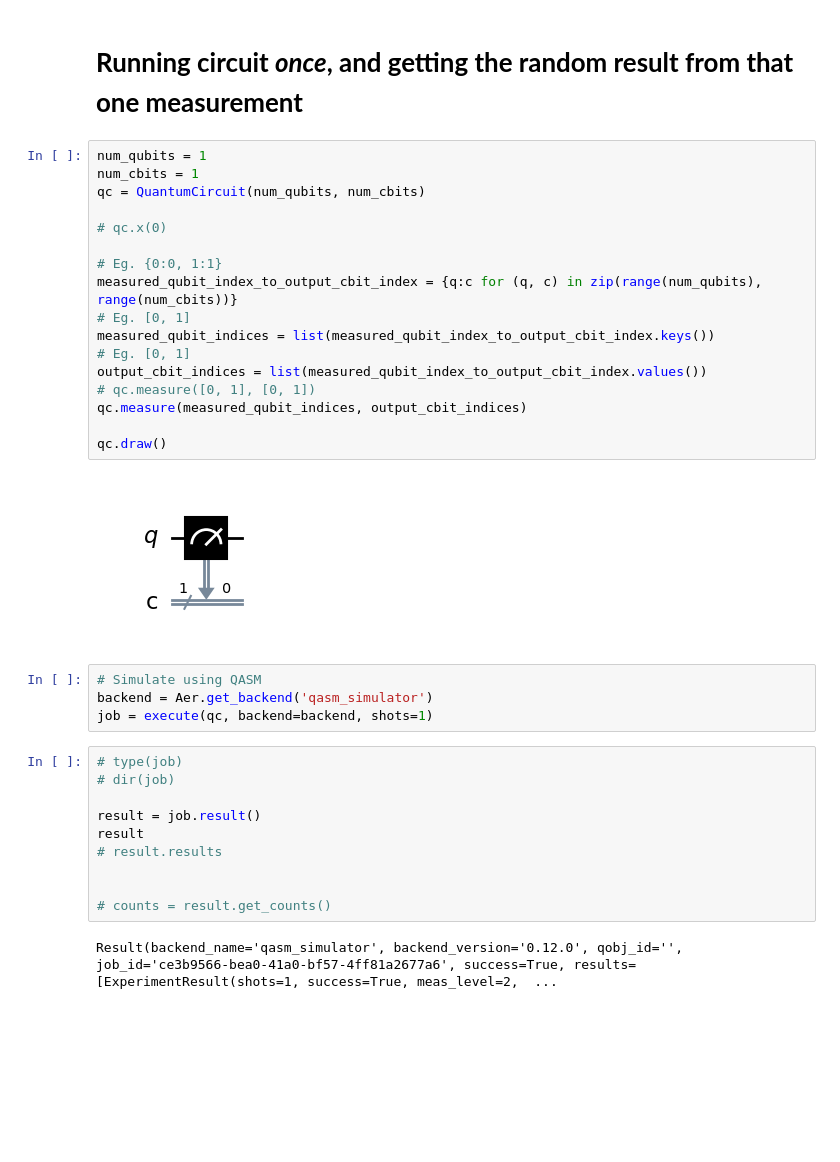
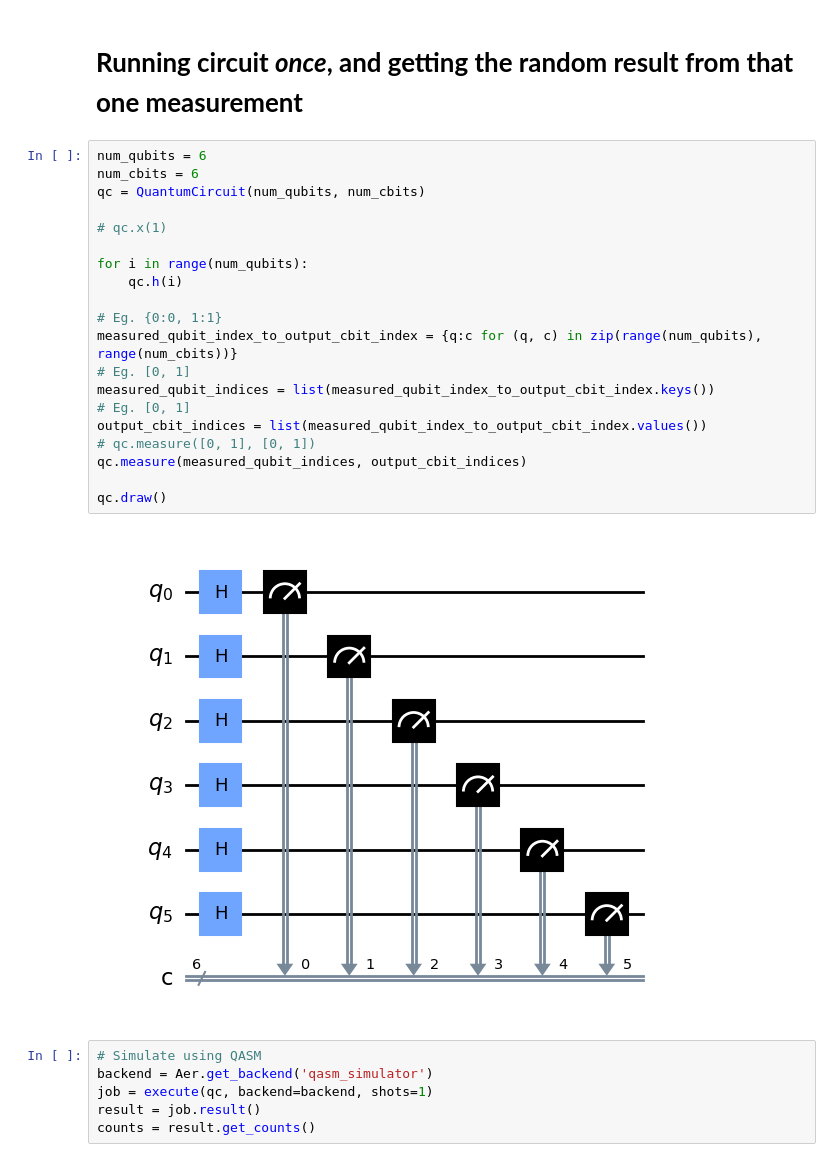
Before and after one commit to pranavmarla/quantum-wordle, a Jupyter notebook: internal-use-only/useful-qiskit-code.ipynb, the cells around one changed output. Drawn from its saved outputs; the diff is of its cells as text; blank space fills up the shorter version.

```diff
--- a/internal-use-only/useful-qiskit-code.ipynb
+++ b/internal-use-only/useful-qiskit-code.ipynb
@@ -33,37 +33,30 @@ plot_distribution(counts)
 # %% [markdown]
 # **Running circuit *once*, and getting the random result from that one measurement**
 # %%
-num_qubits = 1
-num_cbits = 1
+num_qubits = 6
+num_cbits = 6
 qc = QuantumCircuit(num_qubits, num_cbits)
 
-# qc.x(0)
+# qc.x(1)
+
+for i in range(num_qubits):
+    qc.h(i)
 
 # Eg. {0:0, 1:1}
 measured_qubit_index_to_output_cbit_index = {q:c for (q, c) in zip(range(num_qubits), range(num_cbits))}
 # Eg. [0, 1]
 measured_qubit_indices = list(measured_qubit_index_to_output_cbit_index.keys())
 # Eg. [0, 1]
 output_cbit_indices = list(measured_qubit_index_to_output_cbit_index.values())
 # qc.measure([0, 1], [0, 1])
 qc.measure(measured_qubit_indices, output_cbit_indices)
 
 qc.draw()
 # %% [output]
-[figure, old version]
+[figure, new version]
 # %%
 # Simulate using QASM
 backend = Aer.get_backend('qasm_simulator')
 job = execute(qc, backend=backend, shots=1)
+result = job.result()
+counts = result.get_counts()
-# %%
-# type(job)
-# dir(job)
-
-result = job.result()
-result
-# result.results
-
-
-# counts = result.get_counts()
-# %% [output]
-Result(backend_name='qasm_simulator', backend_version='0.12.0', qobj_id='', job_id='ce3b9566-bea0-41a0-bf57-4ff81a2677a6', success=True, results=[ExperimentResult(shots=1, success=True, meas_level=2,  ...
```
Also changed, not shown: parts of 19 cells of this notebook.
